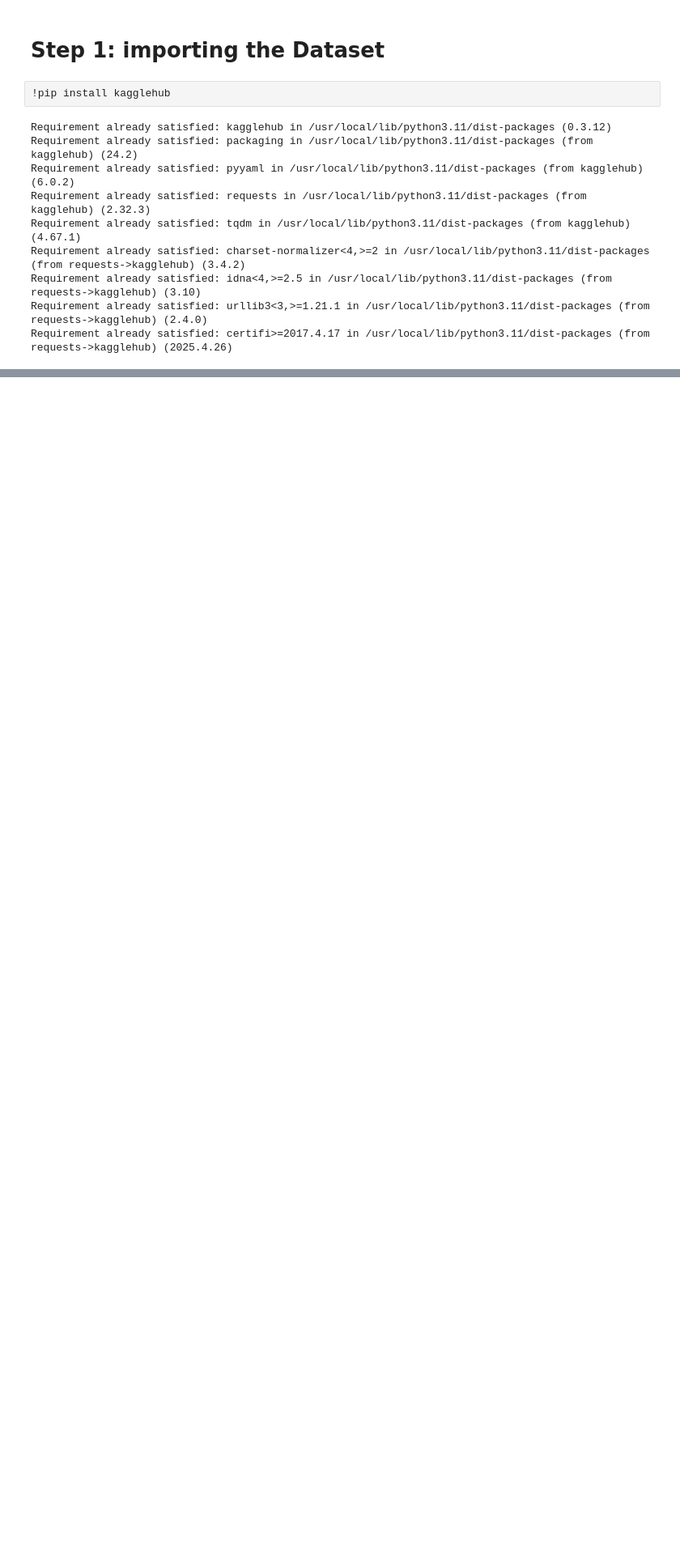
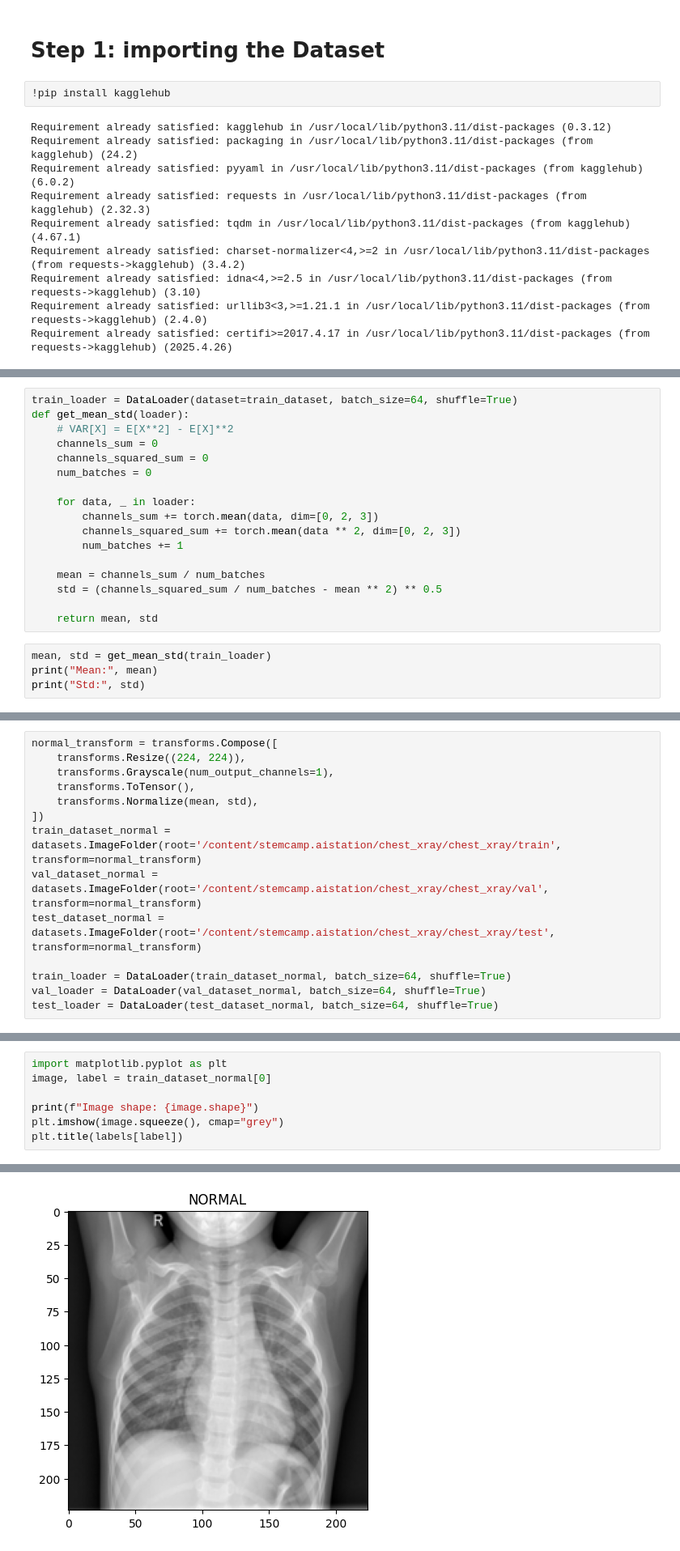
Before and after one commit to yukliio/stemcamp.aistation, a Jupyter notebook: pneumonia.ipynb, the cells around one changed output, grey strips where cells are left out. Shown: that part at 81% size. Cells and saved outputs as stored; diff of their text form; blank space fills up the shorter version.

```diff
--- a/pneumonia.ipynb
+++ b/pneumonia.ipynb
@@ -51,0 +93,21 @@ fatal: unable to access 'https://github.com/yukliio/stemcamp.aistation.git/': Th
+# %%
+train_loader = DataLoader(dataset=train_dataset, batch_size=64, shuffle=True)
+def get_mean_std(loader):
+    # VAR[X] = E[X**2] - E[X]**2
+    channels_sum = 0
+    channels_squared_sum = 0
+    num_batches = 0
+
+    for data, _ in loader:
+        channels_sum += torch.mean(data, dim=[0, 2, 3])
+        channels_squared_sum += torch.mean(data ** 2, dim=[0, 2, 3])
+        num_batches += 1
+
+    mean = channels_sum / num_batches
+    std = (channels_squared_sum / num_batches - mean ** 2) ** 0.5
+
+    return mean, std
+# %%
+mean, std = get_mean_std(train_loader)
+print("Mean:", mean)
+print("Std:", std)
@@ -51,0 +117,14 @@ fatal: unable to access 'https://github.com/yukliio/stemcamp.aistation.git/': Th
+# %%
+normal_transform = transforms.Compose([
+    transforms.Resize((224, 224)),
+    transforms.Grayscale(num_output_channels=1),
+    transforms.ToTensor(),
+    transforms.Normalize(mean, std),
+])
+train_dataset_normal = datasets.ImageFolder(root='/content/stemcamp.aistation/chest_xray/chest_xray/train', transform=normal_transform)
+val_dataset_normal = datasets.ImageFolder(root='/content/stemcamp.aistation/chest_xray/chest_xray/val', transform=normal_transform)
+test_dataset_normal = datasets.ImageFolder(root='/content/stemcamp.aistation/chest_xray/chest_xray/test', transform=normal_transform)
+
+train_loader = DataLoader(train_dataset_normal, batch_size=64, shuffle=True)
+val_loader = DataLoader(val_dataset_normal, batch_size=64, shuffle=True)
+test_loader = DataLoader(test_dataset_normal, batch_size=64, shuffle=True)
@@ -51,0 +146,8 @@ fatal: unable to access 'https://github.com/yukliio/stemcamp.aistation.git/': Th
+# %%
+import matplotlib.pyplot as plt
+image, label = train_dataset_normal[0]
+
+print(f"Image shape: {image.shape}")
+plt.imshow(image.squeeze(), cmap="grey")
+plt.title(labels[label])
+# %% [output]
@@ -51,0 +156 @@ fatal: unable to access 'https://github.com/yukliio/stemcamp.aistation.git/': Th
+[figure, added]
```
Also changed, not shown: parts of 13 cells of this notebook.
